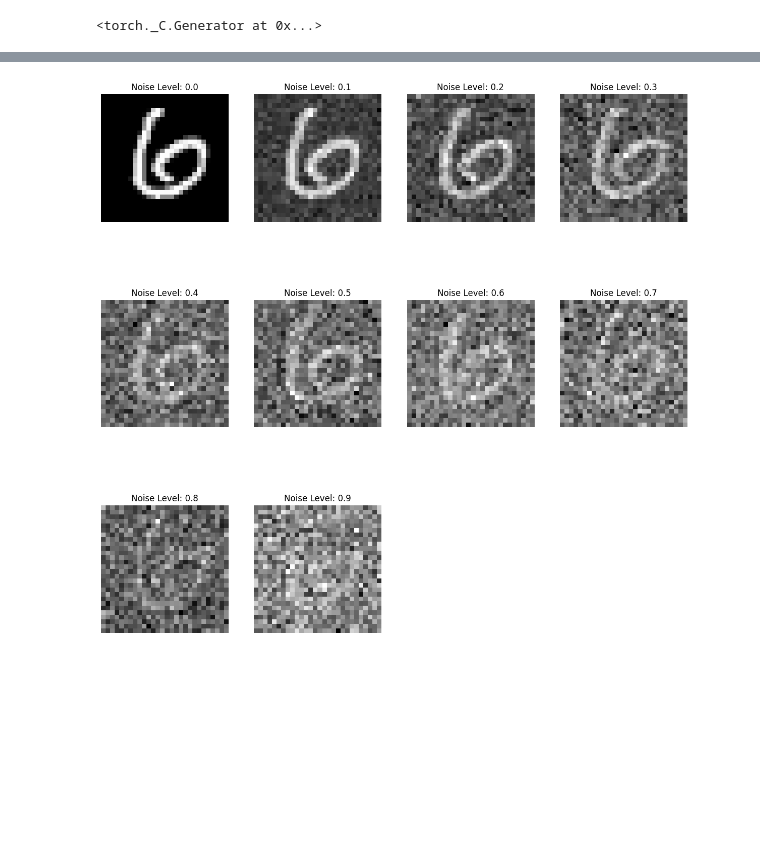
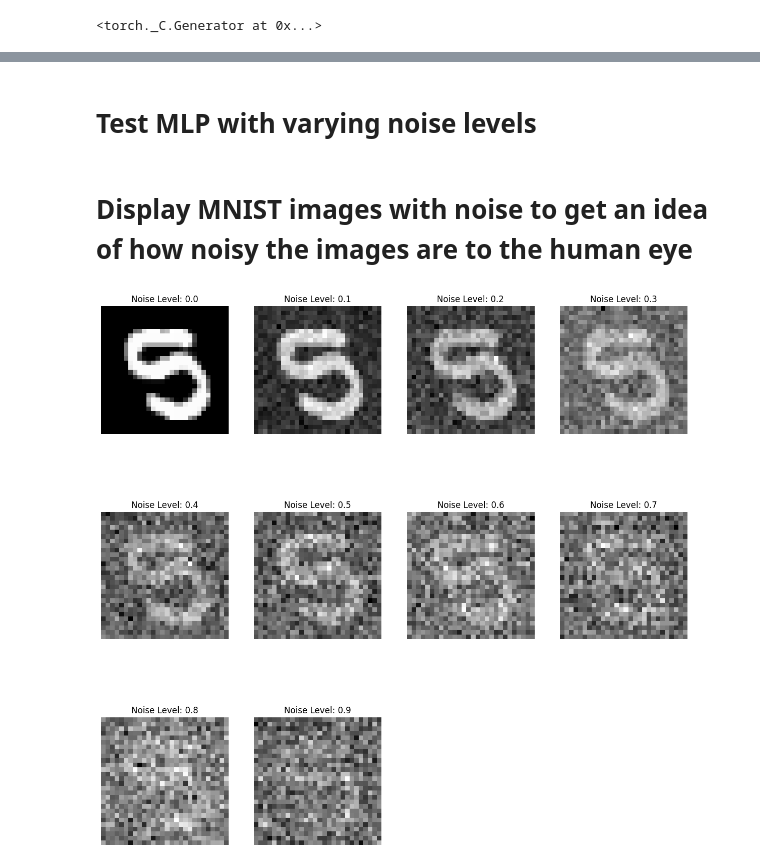
Before and after one commit to christokt/hd_mnist, a Jupyter notebook: hd_mnist.ipynb, the cells around one changed output, grey strips where cells are left out. Drawn from its saved outputs; the diff is of its cells as text; code cells hidden in the pictures; blank space fills up the shorter version.

```diff
--- a/hd_mnist.ipynb
+++ b/hd_mnist.ipynb
@@ -24,11 +26,9 @@ IMG_LEN = 28 * 28
 # %%
 # Load data
 
-device = torch.device('mps' if torch.backends.mps.is_available() else 'cpu')
+#device = torch.device('cuda' if torch.cuda.is_available() else 'cpu')
+device = torch.device('cpu')
 print('Using device:', device)
-
-# Initialize HD Memory for classes
-hd_memory = torch.zeros((NUM_CLASSES, HD_DIMENSION), device=device)
 
 # Load MNIST Data
 transform = transforms.ToTensor()
@@ -66,6 +61,23 @@ def classify_hd_vectors(hd_vectors, hd_memory):
     # Find the index of the minimum distance
     min_distances, min_indices = torch.min(distances, dim=1)
     return min_indices.to(device)
+
+
+[1, -1, 1]
+[1, 1, 1]
+[-1, -1, -1]
+
+[1, -1, 1]
+
+def create_hd_memory(hd_vectors, labels, HD_DIMENSION):
+    # Initialize HD Memory for classes
+    hd_memory = torch.zeros((NUM_CLASSES, HD_DIMENSION), device=device)
+
+    # Create HD Memory
+    for i, vec in enumerate(hd_vectors):
+        hd_memory[train_data.targets[i]] += vec
+
+    return torch.sign(hd_memory)
 # %%
 # Create projection matrix
 proj = torch.rand((HD_DIMENSION, IMG_LEN), device=device, dtype=torch.float32)
@@ -73,14 +85,15 @@ proj = torch.rand((HD_DIMENSION, IMG_LEN), device=device, dtype=torch.float32)
 # Create hyper vectors
 hd_vectors = generate_hd_vectors(train_data.data.view(train_data.data.shape[0], -1) / 255, proj)
 
-# Create HD Memory
-for i, vec in enumerate(hd_vectors):
-    hd_memory[train_data.targets[i]] += vec
-
-hd_memory = torch.sign(hd_memory)
+hd_memory = create_hd_memory(hd_vectors, train_data.targets, HD_DIMENSION)
 # %%
-hd_vectors = (hd_vectors == 1).to(torch.float32)
-hd_memory = (hd_memory == 1).to(torch.float32)
+# Convert to binary for faster computation
+def to_binary(hd_vectors, hd_memory):
+    hd_vectors = (hd_vectors == 1).to(torch.float32)
+    hd_memory = (hd_memory == 1).to(torch.float32)
+    return hd_vectors, hd_memory
+
+hd_vectors, hd_memory = to_binary(hd_vectors, hd_memory)
 # %%
 # Testing training data
 classifications = classify_hd_vectors(hd_vectors, hd_memory)
@@ -272,3 +305,5 @@ for noise_level in noise_levels:
+# %% [markdown]
+# Test MLP with varying noise levels
 # %%
 # Test neural network with progressively more noise
 accuracies_net = []
@@ -294,24 +329,26 @@ for noise_level in noise_levels:
             correct += (predicted == labels).sum().item()
 
     accuracies_net.append(correct / total * 100)
+# %% [markdown]
+# Display MNIST images with noise to get an idea of how noisy the images are to the human eye
 # %%
 # Plot a random image from the test set with the various noise levels
 plt.figure(figsize=(15, 15))
 
-index = 11
+index = torch.randint(0, len(test_data.targets), size=(1,)).item()
 for i, noise_level in enumerate(np.arange(0, 1, 0.1)):
     noise_matrix = torch.randn((test_data.data.shape[0], IMG_LEN)) * noise_level
 
     # Create noisy image
     noisy_test_data = (test_data.data.view(test_data.data.shape[0], -1) / 255) + noise_matrix
 
     # Create subplot and display the image
     plt.subplot(3, 4, i + 1)  # Assuming you have 10 images (0, 0.1, ..., 0.9), adjust the dimensions as necessary
     plt.imshow(noisy_test_data[index].view(28, 28), cmap='gray')
     plt.title(f'Noise Level: {noise_level:.1f}')
     plt.axis('off')  # Turn off axis numbers and ticks
 
 plt.show()
 # %% [output]
-[figure, old version]
+[figure, new version]
 # %%
```
Also changed, not shown: parts of 17 cells of this notebook.
